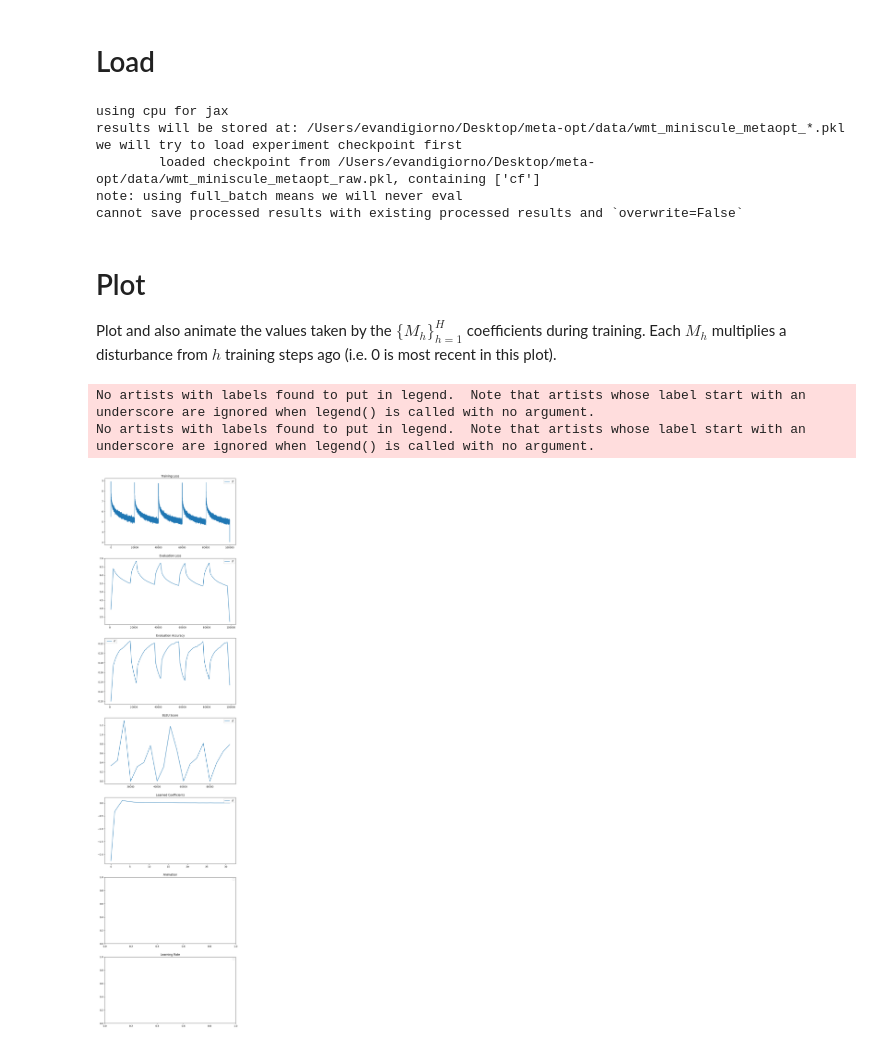
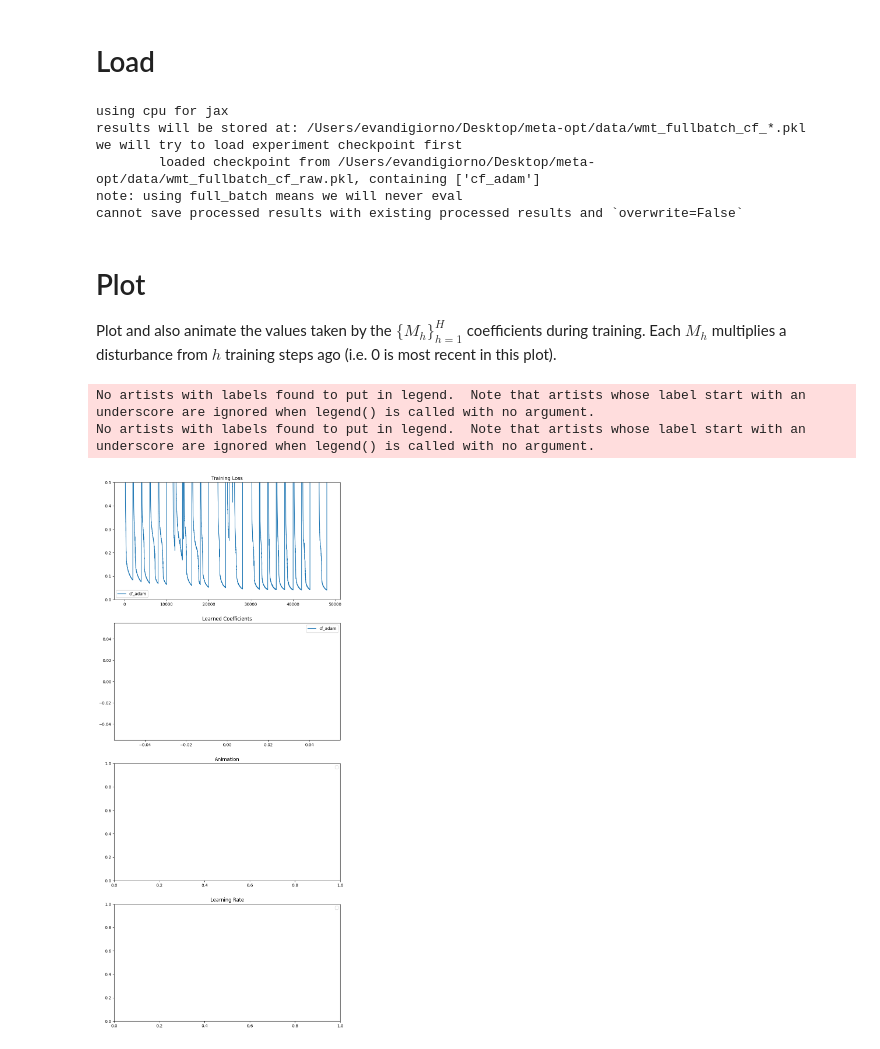
Before and after one commit to edogariu/meta_opt, a Jupyter notebook: notebooks/plotting.ipynb, the cells around one changed output. Drawn from its saved outputs; the diff is of its cells as text; code cells hidden in the pictures.

Commit message:
add wmt fullbatch

```diff
--- a/notebooks/plotting.ipynb
+++ b/notebooks/plotting.ipynb
@@ -21,7 +21,7 @@ CFG = {
     'reset_every': None,
 
     # experiment options
-    'experiment_name': 'wmt_miniscule_metaopt',
+    'experiment_name': 'wmt_fullbatch_cf',
     'load_checkpoint': True,
     'overwrite': False,  # whether to allow us to overwrite existing checkpoints or throw errors
     'directory': os.path.abspath("../"),
@@ -31,9 +31,9 @@ processed_results = process_results(CFG, results)
 # processed_results = pkl.load(open('{}/data/{}_processed.pkl'.format(CFG['directory'], CFG['experiment_name']), 'rb'))
 # %% [output]
 using cpu for jax
-results will be stored at: /Users/evandigiorno/Desktop/meta-opt/data/wmt_miniscule_metaopt_*.pkl
+results will be stored at: /Users/evandigiorno/Desktop/meta-opt/data/wmt_fullbatch_cf_*.pkl
 we will try to load experiment checkpoint first
-        loaded checkpoint from /Users/evandigiorno/Desktop/meta-opt/data/wmt_miniscule_metaopt_raw.pkl, containing ['cf']
+        loaded checkpoint from /Users/evandigiorno/Desktop/meta-opt/data/wmt_fullbatch_cf_raw.pkl, containing ['cf_adam']
 note: using full_batch means we will never eval
 cannot save processed results with existing processed results and `overwrite=False`
 # %%
@@ -45,13 +45,13 @@ cannot save processed results with existing processed results and `overwrite=Fal
 #         ret[k][i]['args']['experiment_name'] = 'cifar_wd'
 # save_checkpoint(CFG, ret)
 # %%
-# baseline_results = pkl.load(open('{}/data/{}_processed.pkl'.format(CFG['directory'], 'wmt_miniscule'), 'rb'))
-# r = {}
-# for k in baseline_results.keys():
-#     r[k] = baseline_results[k]
-#     for _k, _v in processed_results[k].items():
-#         r[k][_k] = _v
-# processed_results = r
+baseline_results = pkl.load(open('{}/data/{}_processed.pkl'.format(CFG['directory'], 'wmt_fullbatch'), 'rb'))
+r = {}
+for k in baseline_results.keys():
+    r[k] = baseline_results[k]
+    for _k, _v in processed_results[k].items():
+        r[k][_k] = _v
+processed_results = r
 # %% [markdown]
 # Plot
 Plot and also animate the values taken by the $\{M_h\}_{h=1}^H$ coefficients during training. Each $M_h$ multiplies a disturbance from $h$ training steps ago (i.e. 0 is most recent in this plot).
@@ -74,40 +74,40 @@ keys_to_plot = {
 
 plots_to_make = {
               'loss': 'Training Loss',
-              'eval_loss': 'Evaluation Loss',
-              'eval_acc': 'Evaluation Accuracy',
-              'bleu': 'BLEU Score',
+              # 'eval_loss': 'Evaluation Loss',
+              # 'eval_acc': 'Evaluation Accuracy',
+              # 'bleu': 'BLEU Score',
               'M': 'Learned Coefficients',
               'anim': 'Animation',
               # 'grad_sq_norm': 'Sq Grad Norm',
               # 'proj_grad_sq_norm': 'Proj Sq Grad Norm',
                'lr': 'Learning Rate',
 }
 
 # ----------------------------------------
 # OR just plot em via regex
 # ----------------------------------------
 # keys_to_plot = '.*long.*'  # specific regex
 keys_to_plot = '.*'  # anything
 
 (fig, ax), anim = plot(results, processed_results, keys_to_plot, plots_to_make, anim_bounds=(-1.5, 0.5), smoothing=5)
-# ax[0].set_ylim(0.,0.5)
+ax[0].set_ylim(0.,0.5)
 # ax[0].set_xlim(680, 800)
 # ax[1].set_ylim(0.6, 0.95)
 # ax[2].set_ylim(0.95, 0.99)
 # ax[3].set_ylim(0.95, 0.99)
 # ax[4].set_ylim(-0.1, 40)
 # ax[1].set_ylim(0, 0.01)
 # plt.savefig('{}/figs/{}.pdf'.format(CFG['directory'], CFG['experiment_name']))
 plt.show()
 
 if anim is not None:
     h = HTML(anim.to_html5_video())
     display(h)
 # %% [output]
 No artists with labels found to put in legend.  Note that artists whose label start with an underscore are ignored when legend() is called with no argument.
 No artists with labels found to put in legend.  Note that artists whose label start with an underscore are ignored when legend() is called with no argument.
-[figure, old version]
+[figure, new version]
 [interactive output not drawn]
 # %%
 import matplotlib.pyplot as plt
```
Also changed, not shown: parts of 1 cell of this notebook, 1 other file.
